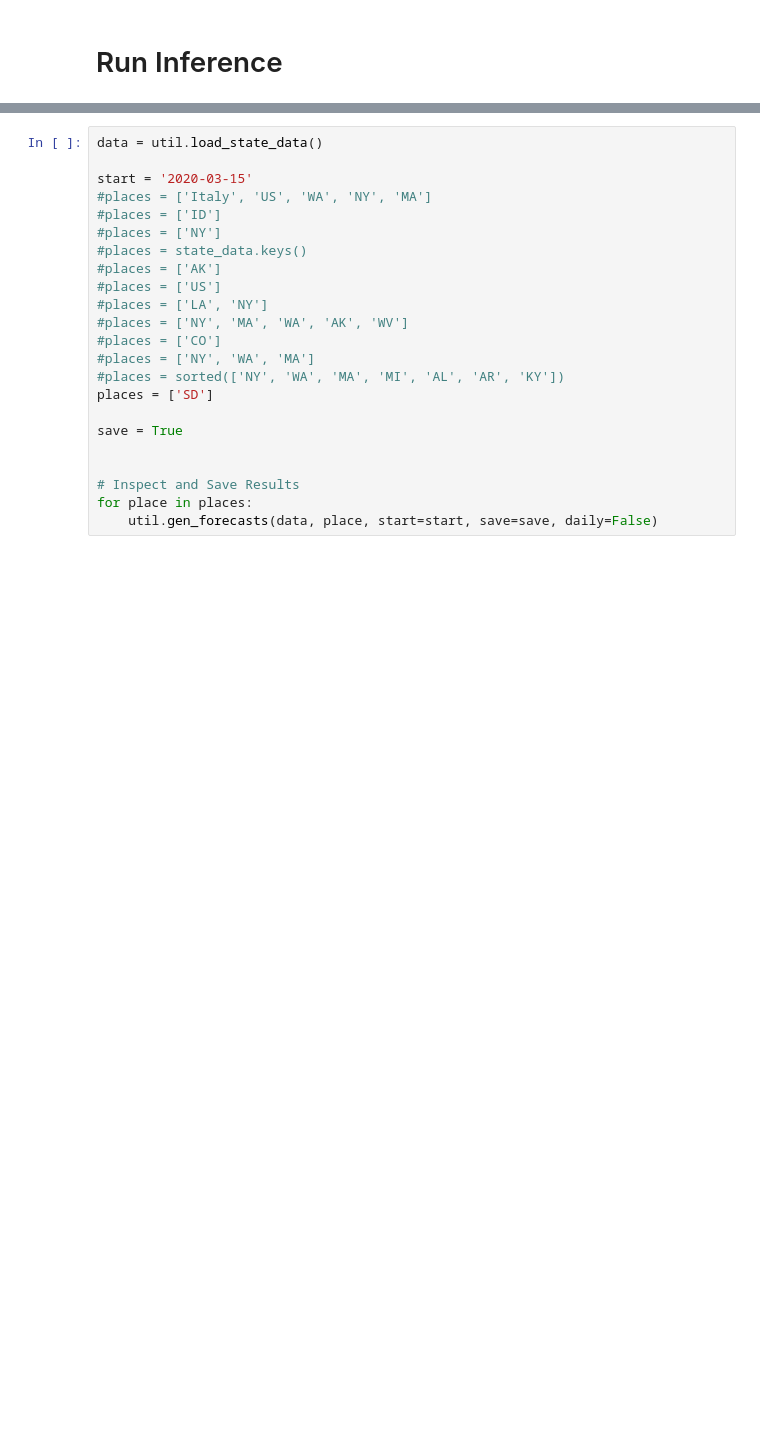
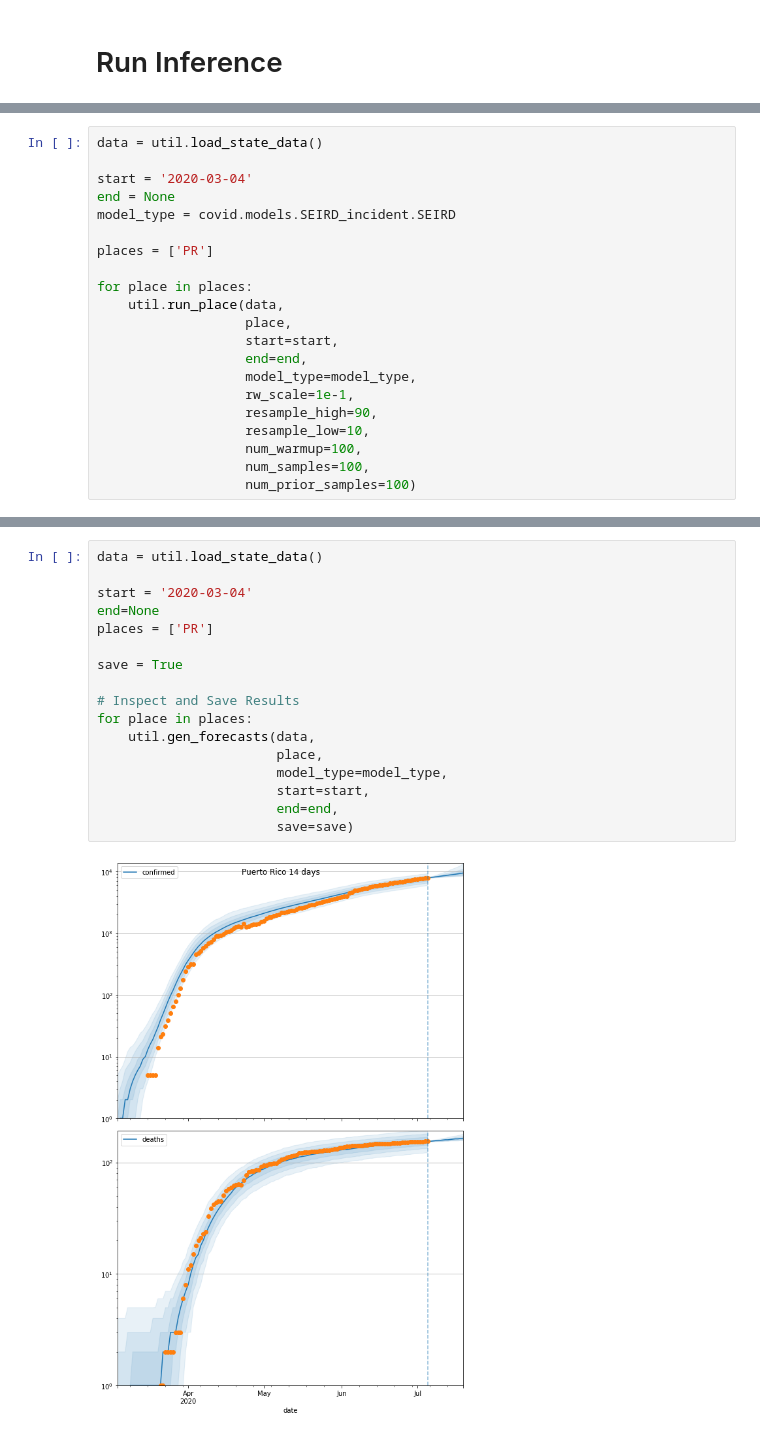
Before and after one commit to dsheldon/covid, a Jupyter notebook: scripts/SIR.ipynb, the cells around one changed output, grey strips where cells are left out. Cells and saved outputs as stored; diff of their text form; blank space fills up the shorter version.

```diff
--- a/scripts/SIR.ipynb
+++ b/scripts/SIR.ipynb
@@ -33,0 +23,21 @@ for place in places:
+# %%
+data = util.load_state_data()
+
+start = '2020-03-04'
+end = None
+model_type = covid.models.SEIRD_incident.SEIRD
+
+places = ['PR']
+
+for place in places:
+    util.run_place(data,
+                   place,
+                   start=start,
+                   end=end,
+                   model_type=model_type,
+                   rw_scale=1e-1,
+                   resample_high=90,
+                   resample_low=10,
+                   num_warmup=100,
+                   num_samples=100,
+                   num_prior_samples=100)
@@ -34,23 +64,19 @@ for place in places:
 # %%
 data = util.load_state_data()
 
-start = '2020-03-15'
-#places = ['Italy', 'US', 'WA', 'NY', 'MA']
-#places = ['ID']
-#places = ['NY']
-#places = state_data.keys()
-#places = ['AK']
-#places = ['US']
-#places = ['LA', 'NY']
-#places = ['NY', 'MA', 'WA', 'AK', 'WV']
-#places = ['CO']
-#places = ['NY', 'WA', 'MA']
-#places = sorted(['NY', 'WA', 'MA', 'MI', 'AL', 'AR', 'KY'])
-places = ['SD']
+start = '2020-03-04'
+end=None
+places = ['PR']
 
 save = True
 
-
 # Inspect and Save Results
 for place in places:
-    util.gen_forecasts(data, place, start=start, save=save, daily=False)
+    util.gen_forecasts(data,
+                       place,
+                       model_type=model_type,
+                       start=start,
+                       end=end,
+                       save=save)
+# %% [output]
+[figure, added]
```
Also changed, not shown: parts of 4 cells of this notebook, 2 other files.
